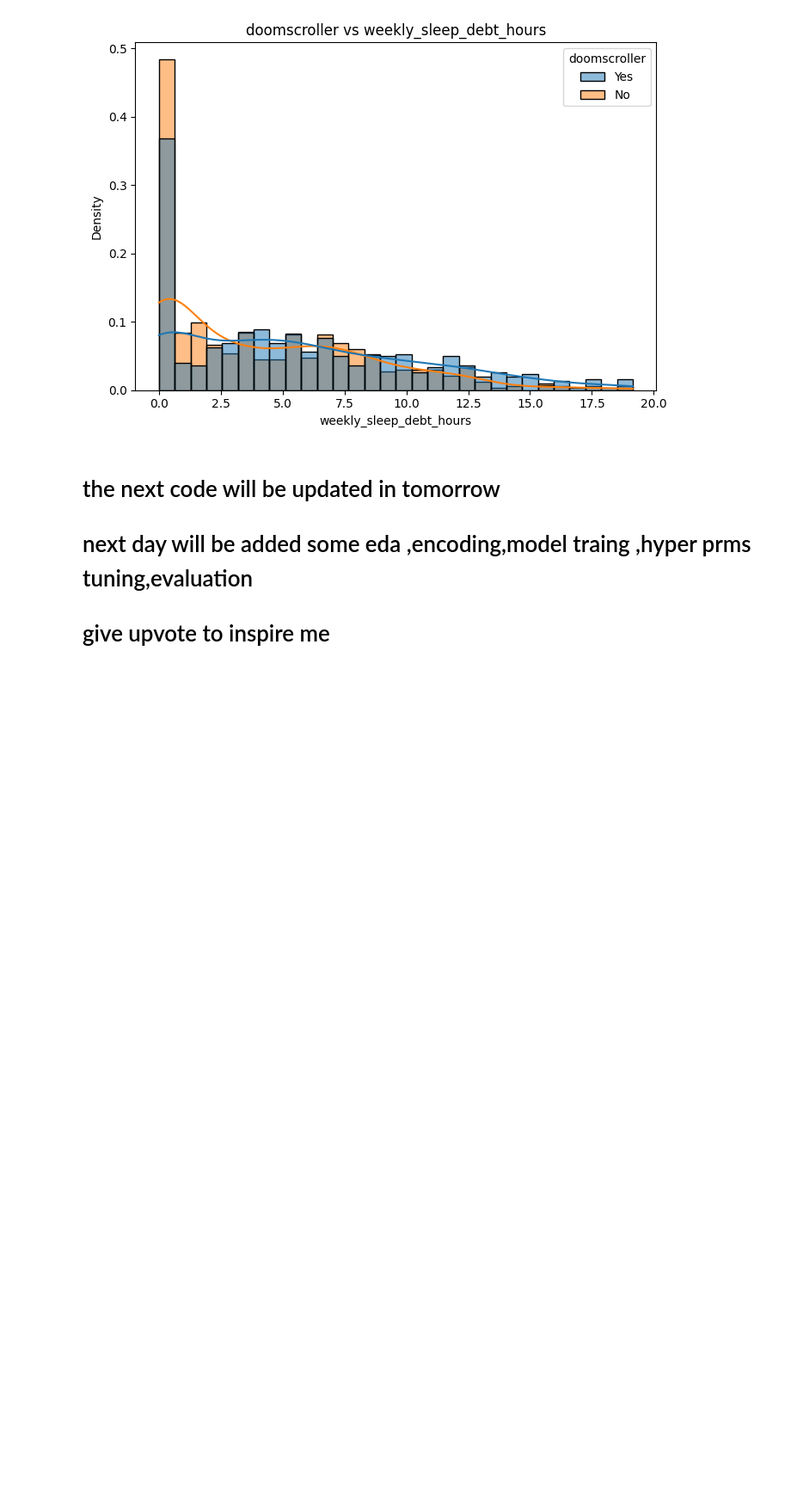
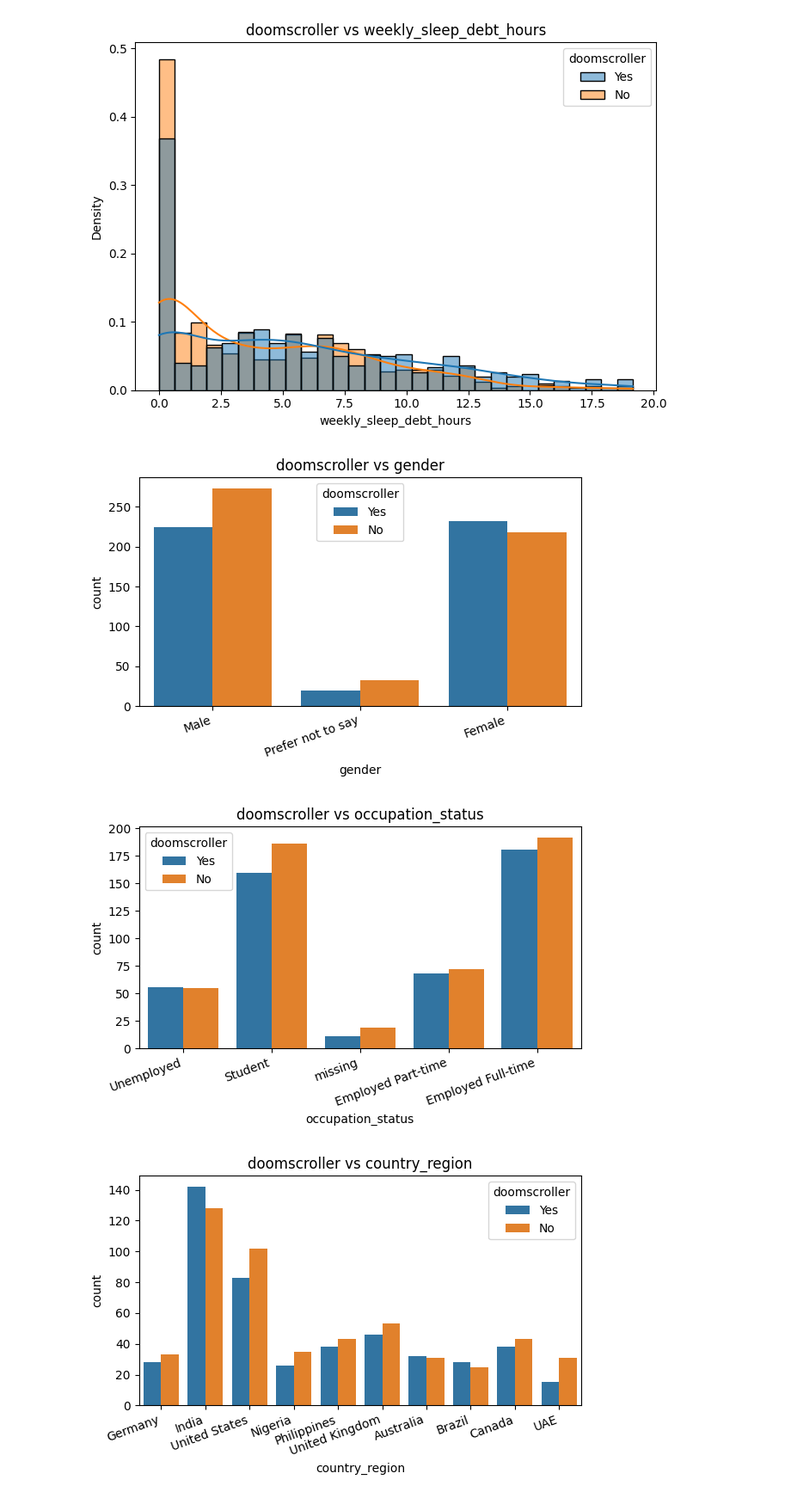
Before and after one commit to englishbit/42-Sleep-Doomscrolling-Habits-Machine-Learning-Notebook, a Jupyter notebook: Research.ipynb, the cells around one changed output. Shown at 86% size. Saved outputs shown, nothing was run; the diff lists cells and outputs as text; code cells hidden in the pictures; blank space fills up the shorter version.

```diff
--- a/Research.ipynb
+++ b/Research.ipynb
@@ -289,7 +311,18 @@ for col in list_three:
 [figure]
 [figure]
 [figure]
-# %% [markdown]
-# the next code will be updated in tomorrow
-# next day will be added some eda ,encoding,model traing ,hyper prms tuning,evaluation
-# give upvote to inspire me
+# %%
+cat_column=df.select_dtypes(include=["object","category"])
+cat_column=cat_column.drop(trgt,errors="ignore")
+for col in cat_column:
+    plt.figure(figsize=(6,4))
+    sns.countplot(data=df,x=col,hue=trgt)
+    plt.title(f"{trgt} vs {col}")
+    plt.xticks(rotation=20,ha="right")
+    plt.tight_layout()
+    plt.show()
+    print("\n")
+# %% [output]
+[figure, added]
+[figure, added]
+[figure, added]
```
Also changed, not shown: parts of 15 cells of this notebook.
